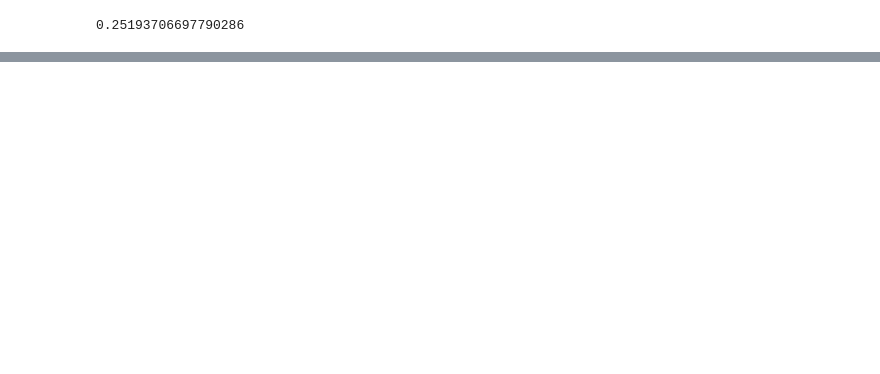
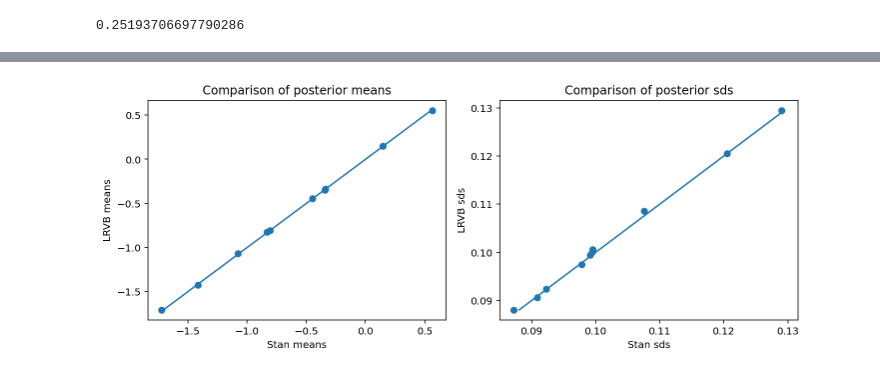
Before and after one commit to martiningram/jax_advi, a Jupyter notebook: examples/Logistic regression example.ipynb, the cells around one changed output, grey strips where cells are left out. Cells and saved outputs as stored; diff of their text form; code cells hidden in the pictures; blank space fills up the shorter version.

```diff
--- a/examples/Logistic regression example.ipynb
+++ b/examples/Logistic regression example.ipynb
@@ -144,0 +145,33 @@ plt.savefig('logistic_reg_comparison.png', dpi=300)
+# %%
+# LRVB
+from jax_advi.lrvb import compute_lrvb_covariance, get_posterior_draws_lrvb
+
+lrvb_free_sds, lrvb_cov_mat = compute_lrvb_covariance(
+    result['final_var_params_flat'], result['objective_fun'], result['shape_summary'])
+# %%
+f, ax = plt.subplots(1, 2)
+
+ax[0].scatter(fit_result['beta'].mean(axis=0), result['free_means']['beta'])
+
+ax[0].plot([result['free_means']['beta'].min(), result['free_means']['beta'].max()],
+           [result['free_means']['beta'].min(), result['free_means']['beta'].max()])
+
+ax[1].scatter(fit_result['beta'].std(axis=0), lrvb_free_sds['beta'])
+ax[1].plot([lrvb_free_sds['beta'].min(), lrvb_free_sds['beta'].max()],
+            [lrvb_free_sds['beta'].min(), lrvb_free_sds['beta'].max()])
+
+ax[0].set_title('Comparison of posterior means')
+ax[1].set_title('Comparison of posterior sds')
+
+ax[0].set_xlabel('Stan means')
+ax[0].set_ylabel('LRVB means')
+
+ax[1].set_xlabel('Stan sds')
+ax[1].set_ylabel('LRVB sds')
+
+f.set_size_inches(10, 4)
+f.tight_layout()
+
+plt.savefig('logistic_reg_comparison_lrvb.png', dpi=300)
+# %% [output]
+[figure, added]
```
Also changed, not shown: parts of 4 cells of this notebook, 1 other file.
